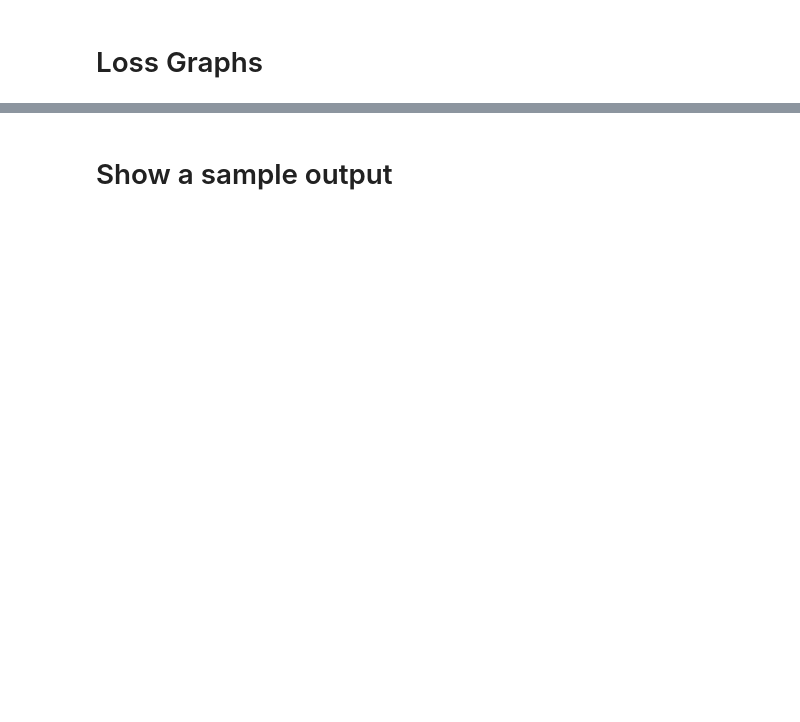
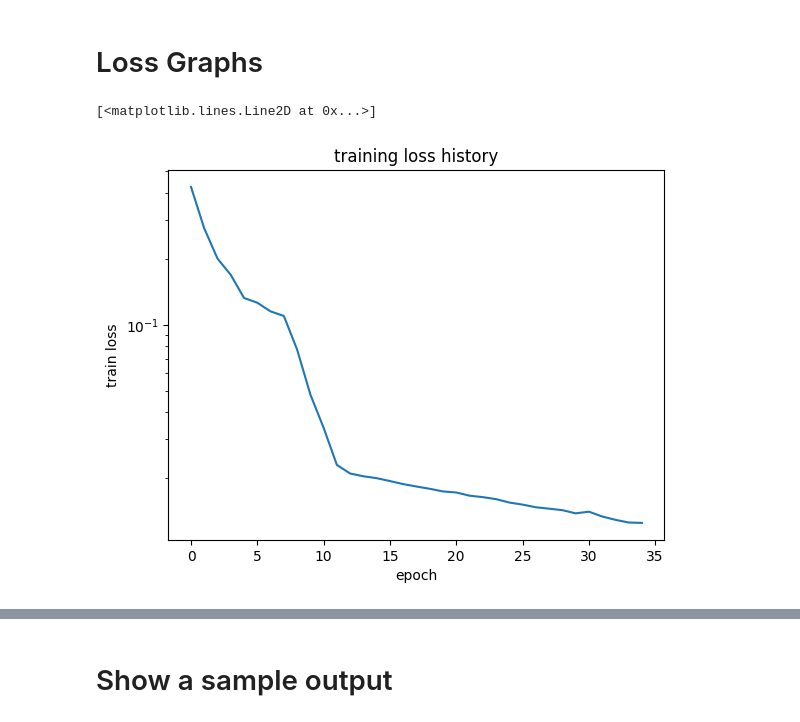
Before and after one commit to zoglauer/nn-response-approximation, a Jupyter notebook: predict-cone.ipynb, the cells around one changed output, grey strips where cells are left out. Saved outputs shown, nothing was run; the diff lists cells and outputs as text; code cells hidden in the pictures; blank space fills up the shorter version.

```diff
--- a/predict-cone.ipynb
+++ b/predict-cone.ipynb
@@ -322,4 +58,6 @@ fcmodel8 = Sequential(
 # %%
+from torch.nn import Module, Conv2d, Sequential, ConvTranspose2d, ReLU, MaxPool2d, Linear, Conv3d, Tanh, Dropout
+
 # IMPORTANT: change linear layer output to batch size * 256 so dimensions match? hmm
 lin8 = Sequential (
    Linear(2, 12),
@@ -332,7 +70,6 @@ lin8 = Sequential (
 
 mid_rect_size = (width, length)
 
-
 conv8 = Sequential (
    Conv2d(4, 16, kernel_size=3, padding=1, padding_mode="reflect"),
    ReLU(),
@@ -340,8 +77,7 @@ conv8 = Sequential (
 )
 
 
-
-expand8 = ConvExpand(lin8, conv8, mid_rect_size, BATCH_SIZE, NUM_CHANNELS)
+expand8 = ConvExpand(lin8, conv8, mid_rect_size, config)
 # %%
 model = expand8
 # %% [markdown]
@@ -352,7 +88,7 @@ from torch.nn import MSELoss
 
 # Use MSE Loss
 # need to specify cpu
-criterion = MSELoss().to(dtype=base, device=device)
+criterion = MSELoss().to(dtype=config["base"], device=config["device"])
 
 # Use Adam optimizer
 optimizer = optim.Adam(model.parameters(), lr=LEARNING_RATE)
@@ -484,2 +97,4 @@ def train(model, train_loader, NUM_EPOCHS):
+# %%
+trainer = Trainer(model, criterion, optimizer, config, train_loader, val_loader)
 # %% [markdown]
 # Train Model
@@ -489,0 +101,2 @@ KeyboardInterrupt:
+# %%
+trainer.train()
@@ -490,3 +122,14 @@ KeyboardInterrupt:
 # %% [markdown]
 # Loss Graphs
+# %%
+import matplotlib.pyplot as plt
+
+plt.title("training loss history")
+plt.xlabel("epoch")
+plt.ylabel("train loss")
+plt.yscale("log")
+plt.plot(trainer.train_loss_hist)
+# %% [output]
+[<matplotlib.lines.Line2D at 0x...>]
+[figure, added]
 # %%
```
Also changed, not shown: parts of 36 cells of this notebook, 1 other file.
